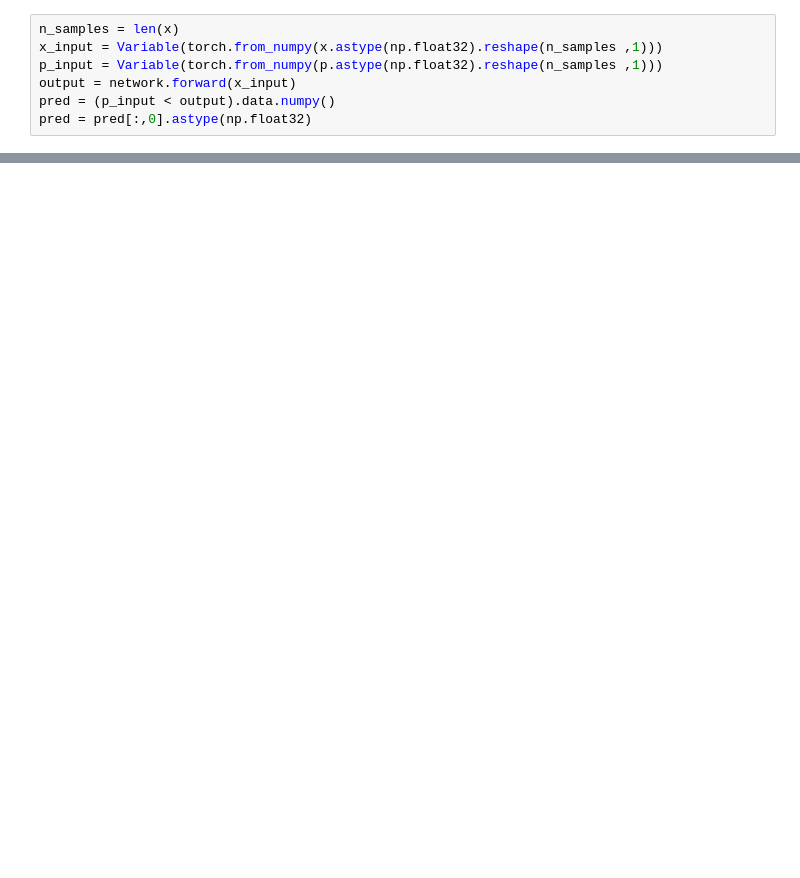
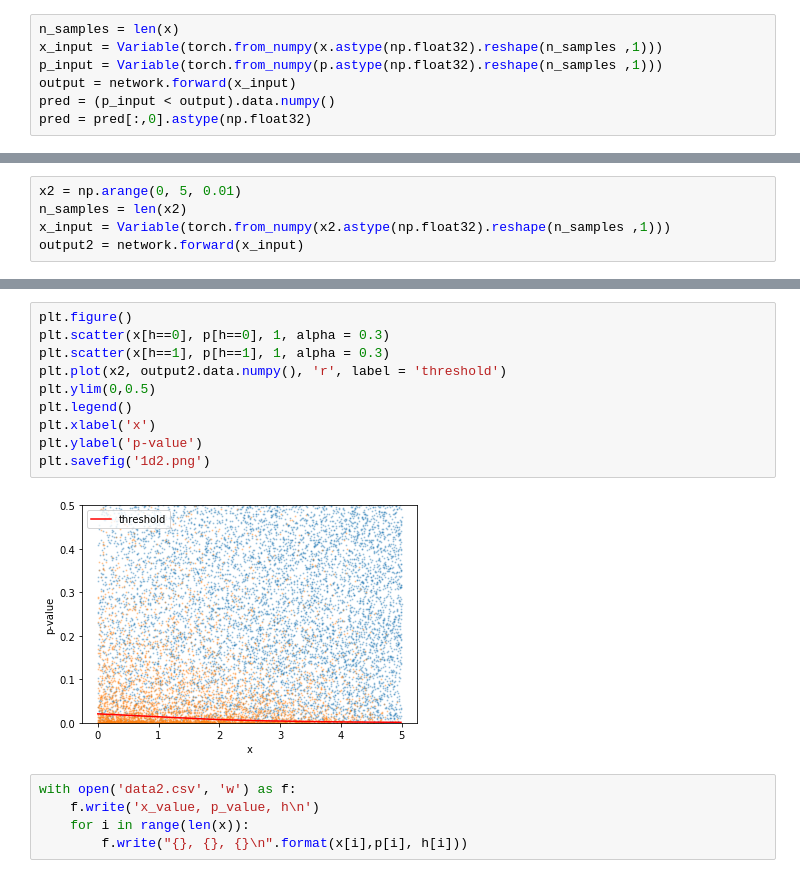
Before and after one commit to fxia22/NeuralFDR, a Jupyter notebook: 1d_experiments.ipynb, the cells around one changed output, grey strips where cells are left out. Cells and saved outputs as stored; diff of their text form; blank space fills up the shorter version.

```diff
--- a/1d_experiments.ipynb
+++ b/1d_experiments.ipynb
@@ -101,0 +154,5 @@ sum(pred)
+# %%
+x2 = np.arange(0, 5, 0.01)
+n_samples = len(x2)
+x_input = Variable(torch.from_numpy(x2.astype(np.float32).reshape(n_samples ,1)))
+output2 = network.forward(x_input)
@@ -101,0 +180,17 @@ sum(pred)
+# %%
+plt.figure()
+plt.scatter(x[h==0], p[h==0], 1, alpha = 0.3)
+plt.scatter(x[h==1], p[h==1], 1, alpha = 0.3)
+plt.plot(x2, output2.data.numpy(), 'r', label = 'threshold')
+plt.ylim(0,0.5)
+plt.legend()
+plt.xlabel('x')
+plt.ylabel('p-value')
+plt.savefig('1d2.png')
+# %% [output]
+[figure, added]
+# %%
+with open('data2.csv', 'w') as f:
+    f.write('x_value, p_value, h\n')
+    for i in range(len(x)):
+        f.write("{}, {}, {}\n".format(x[i],p[i], h[i]))
```
Also changed, not shown: parts of 12 cells of this notebook, 25 other files.
